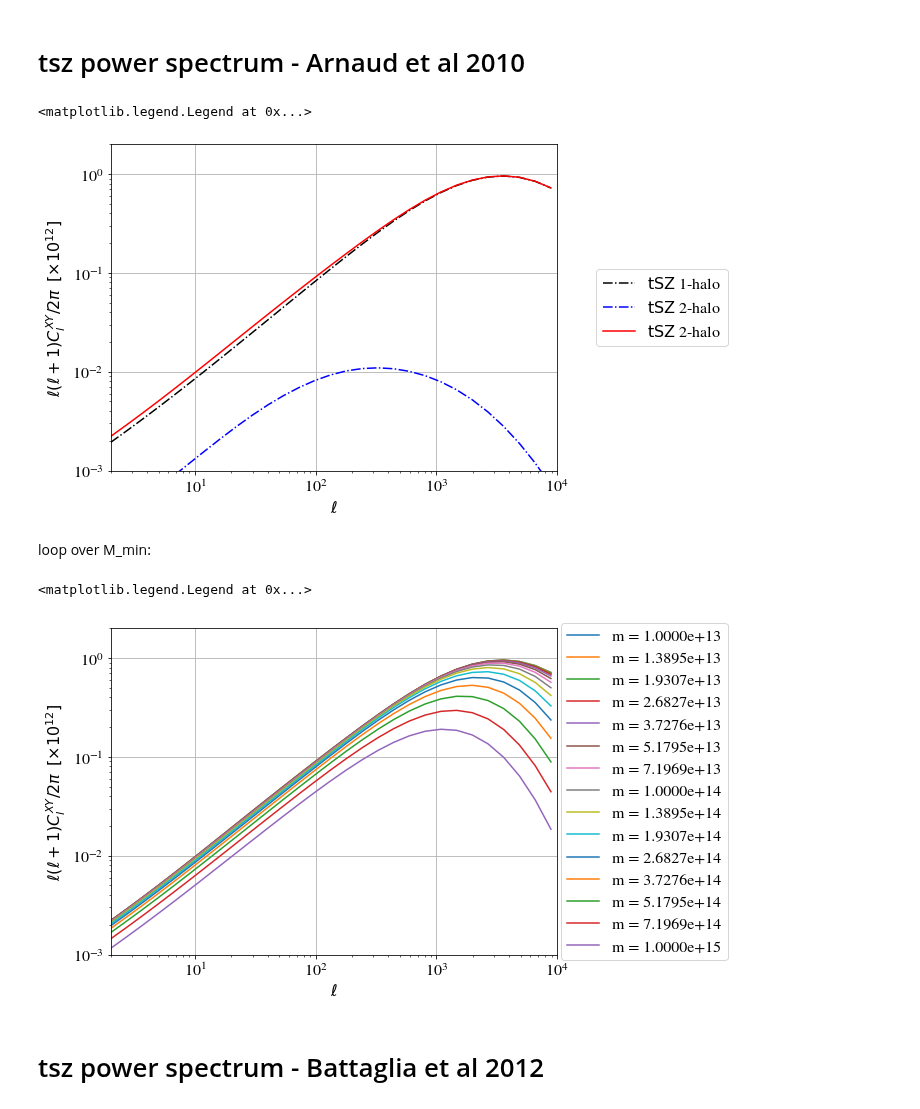
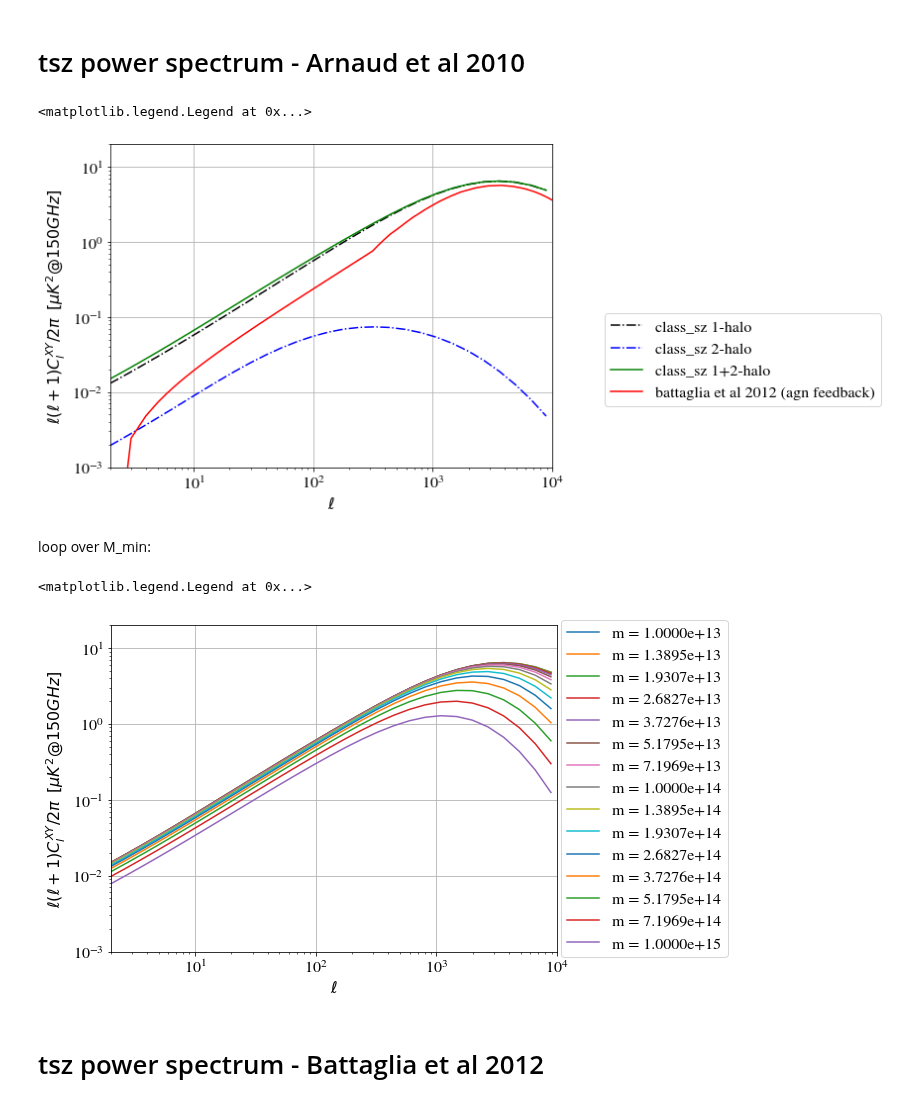
Before and after one commit to CLASS-SZ/class_sz, a Jupyter notebook: notebooks/class_sz_plots_and_tutorial_tsz_power_spectrum.ipynb, the cells around one changed output. Cells and saved outputs as stored; diff of their text form; code cells hidden in the pictures.

```diff
--- a/notebooks/class_sz_plots_and_tutorial_tsz_power_spectrum.ipynb
+++ b/notebooks/class_sz_plots_and_tutorial_tsz_power_spectrum.ipynb
@@ -13,6 +13,9 @@ from classy_sz import Class
 from scipy.optimize import fsolve
 from scipy.interpolate import interp1d
 import math
+import os
+current_path = os.getcwd()
+path_to_files = current_path + '/../sz_auxiliary_files/'
 # %% [markdown]
 Esthetic definitions for the plots
 # %%
@@ -60,25 +228,34 @@ M.empty()
 # %%
 #
 #################
 #
 # start plotting
 #
 #################
 #
 plt.xlim([2,10000])
-plt.ylim([1.e-3,2])
+plt.ylim([1.e-3,2e1])
 plt.xlabel(r"$\ell$")
-plt.ylabel(r"$\ell (\ell+1) C_l^{XY} / 2 \pi \,\,\, [\times 10^{12}]$")
+plt.ylabel(r"$\ell (\ell+1) C_l^{XY} / 2 \pi \,\,\, [\mu K^2 @ 150GHz]$")
 plt.grid()
 #
 
-plt.loglog(np.asarray(cl_sz['ell']),np.asarray(cl_sz['1h']),'k-.',label=r'$\mathrm{tSZ}$ 1-halo')
-plt.loglog(np.asarray(cl_sz['ell']),np.asarray(cl_sz['2h']),'b-.',label=r'$\mathrm{tSZ}$ 2-halo')
-plt.loglog(np.asarray(cl_sz['ell']),np.asarray(cl_sz['1h'])+np.asarray(cl_sz['2h']),'r-',label=r'$\mathrm{tSZ}$ 2-halo')
-plt.legend(loc='right',bbox_to_anchor=(1.4, 0.5))
+plt.loglog(np.asarray(cl_sz['ell']),np.asarray(cl_sz['1h']),'k-.',label=r'class_sz 1-halo')
+plt.loglog(np.asarray(cl_sz['ell']),np.asarray(cl_sz['2h']),'b-.',label=r'class_sz 2-halo')
+plt.loglog(np.asarray(cl_sz['ell']),np.asarray(cl_sz['1h'])+np.asarray(cl_sz['2h']),c='green',label=r'class_sz 1+2-halo')
+
+
+path_to_b12_tp = current_path + '/../sz_auxiliary_files/cl_tsz_bat_150.txt'
+l_b12, cl_b12 = np.loadtxt(path_to_b12_tp,unpack=True)
+plt.loglog(l_b12,cl_b12,c='r',label='battaglia et al 2012 (agn feedback)')
+
+
+
+
+plt.legend(loc=2,bbox_to_anchor=(1.1, 0.5))
 # %% [output]
 <matplotlib.legend.Legend at 0x...>
-[figure, old version]
+[figure, new version]
 # %% [markdown]
 loop over M_min:
 # %%
@@ -117,9 +294,9 @@ M.empty()
 #################
 #
 plt.xlim([2,10000])
-plt.ylim([1.e-3,2e0])
+plt.ylim([1.e-3,2e1])
 plt.xlabel(r"$\ell$")
-plt.ylabel(r"$\ell (\ell+1) C_l^{XY} / 2 \pi \,\,\, [\times 10^{12}]$")
+plt.ylabel(r"$\ell (\ell+1) C_l^{XY} / 2 \pi \,\,\, [\mu K^2 @ 150GHz]$")
 plt.grid()
 #
 for (i,mm) in enumerate(M_min_arr):
@@ -128,7 +305,7 @@ for (i,mm) in enumerate(M_min_arr):
 plt.legend(loc='right',bbox_to_anchor=(1.4, 0.5))
 # %% [output]
 <matplotlib.legend.Legend at 0x...>
-[figure, old version]
+[figure, new version]
 # %% [markdown]
 # tsz power spectrum - Battaglia et al 2012
 # %%
```
Also changed, not shown: parts of 12 cells of this notebook, 7 other files.
